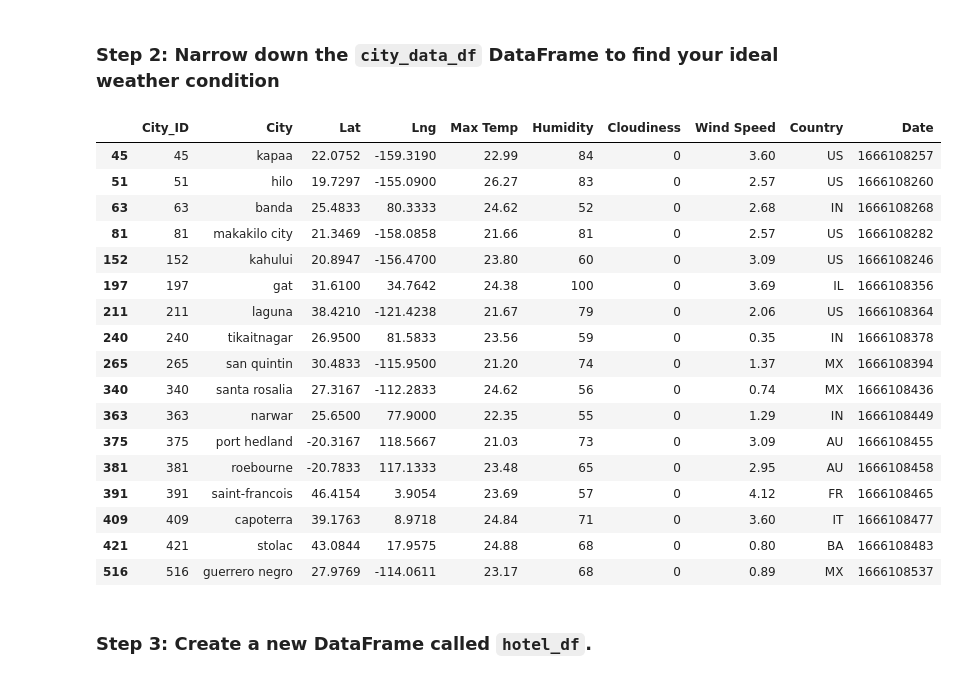
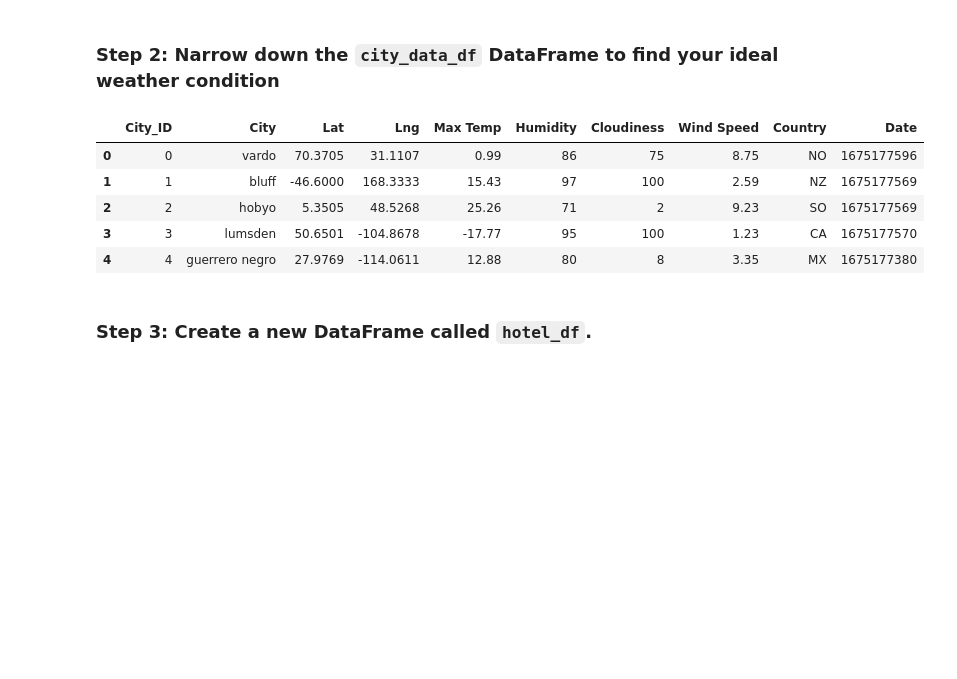
Before and after one commit to jf11235/python-api-challenge, a Jupyter notebook: VacationPy.ipynb, the cells around one changed output. Cells and saved outputs as stored; diff of their text form; code cells hidden in the pictures; blank space fills up the shorter version.

```diff
--- a/VacationPy.ipynb
+++ b/VacationPy.ipynb
@@ -55,32 +52,21 @@ map_plot_1
 ### Step 2: Narrow down the `city_data_df` DataFrame to find your ideal weather condition
 # %%
 # Narrow down cities that fit criteria and drop any results with null values
-# YOUR CODE HERE
+clean_city_data = city_data_df.dropna()
 
-# Drop any rows with null values
-# YOUR CODE HERE
+# Drop any rows with null vlues
+#df_nulls = clean_city_data[clean_city_data.isna().any(axis=1)]
+#print(df_nulls)
 
 # Display sample data
-# YOUR CODE HERE
+clean_city_data.head()
 # %% [output]
 |  | City_ID | City | Lat | Lng | Max Temp | Humidity | Cloudiness | Wind Speed | Country | Date |
-| 45 | 45 | kapaa | 22.0752 | -159.3190 | 22.99 | 84 | 0 | 3.60 | US | 1666108257 |
-| 51 | 51 | hilo | 19.7297 | -155.0900 | 26.27 | 83 | 0 | 2.57 | US | 1666108260 |
-| 63 | 63 | banda | 25.4833 | 80.3333 | 24.62 | 52 | 0 | 2.68 | IN | 1666108268 |
-| 81 | 81 | makakilo city | 21.3469 | -158.0858 | 21.66 | 81 | 0 | 2.57 | US | 1666108282 |
-| 152 | 152 | kahului | 20.8947 | -156.4700 | 23.80 | 60 | 0 | 3.09 | US | 1666108246 |
-| 197 | 197 | gat | 31.6100 | 34.7642 | 24.38 | 100 | 0 | 3.69 | IL | 1666108356 |
-| 211 | 211 | laguna | 38.4210 | -121.4238 | 21.67 | 79 | 0 | 2.06 | US | 1666108364 |
-| 240 | 240 | tikaitnagar | 26.9500 | 81.5833 | 23.56 | 59 | 0 | 0.35 | IN | 1666108378 |
-| 265 | 265 | san quintin | 30.4833 | -115.9500 | 21.20 | 74 | 0 | 1.37 | MX | 1666108394 |
-| 340 | 340 | santa rosalia | 27.3167 | -112.2833 | 24.62 | 56 | 0 | 0.74 | MX | 1666108436 |
-| 363 | 363 | narwar | 25.6500 | 77.9000 | 22.35 | 55 | 0 | 1.29 | IN | 1666108449 |
-| 375 | 375 | port hedland | -20.3167 | 118.5667 | 21.03 | 73 | 0 | 3.09 | AU | 1666108455 |
-| 381 | 381 | roebourne | -20.7833 | 117.1333 | 23.48 | 65 | 0 | 2.95 | AU | 1666108458 |
-| 391 | 391 | saint-francois | 46.4154 | 3.9054 | 23.69 | 57 | 0 | 4.12 | FR | 1666108465 |
-| 409 | 409 | capoterra | 39.1763 | 8.9718 | 24.84 | 71 | 0 | 3.60 | IT | 1666108477 |
-| 421 | 421 | stolac | 43.0844 | 17.9575 | 24.88 | 68 | 0 | 0.80 | BA | 1666108483 |
-| 516 | 516 | guerrero negro | 27.9769 | -114.0611 | 23.17 | 68 | 0 | 0.89 | MX | 1666108537 |
+| 0 | 0 | vardo | 70.3705 | 31.1107 | 0.99 | 86 | 75 | 8.75 | NO | 1675177596 |
+| 1 | 1 | bluff | -46.6000 | 168.3333 | 15.43 | 97 | 100 | 2.59 | NZ | 1675177569 |
+| 2 | 2 | hobyo | 5.3505 | 48.5268 | 25.26 | 71 | 2 | 9.23 | SO | 1675177569 |
+| 3 | 3 | lumsden | 50.6501 | -104.8678 | -17.77 | 95 | 100 | 1.23 | CA | 1675177570 |
+| 4 | 4 | guerrero negro | 27.9769 | -114.0611 | 12.88 | 80 | 8 | 3.35 | MX | 1675177380 |
 # %% [markdown]
 ### Step 3: Create a new DataFrame called `hotel_df`.
 # %%
```
Also changed, not shown: parts of 4 cells of this notebook, 1 other file.
